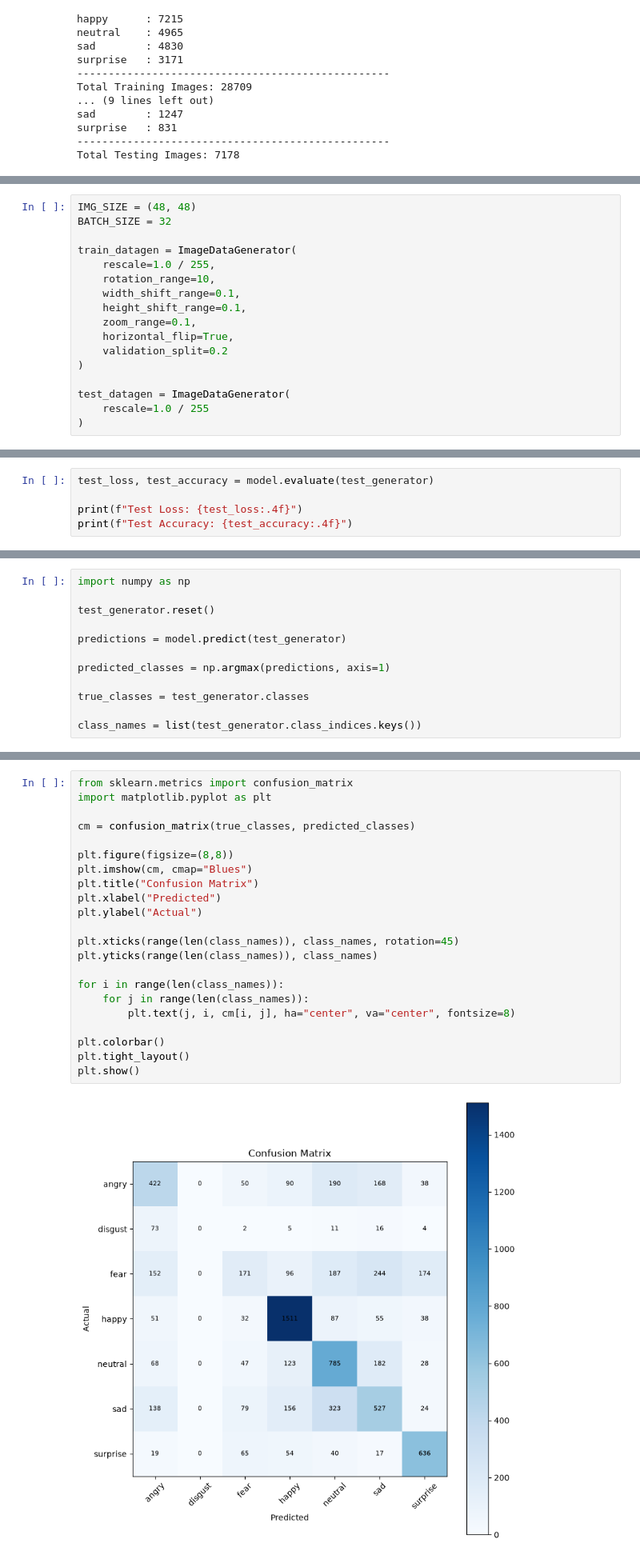
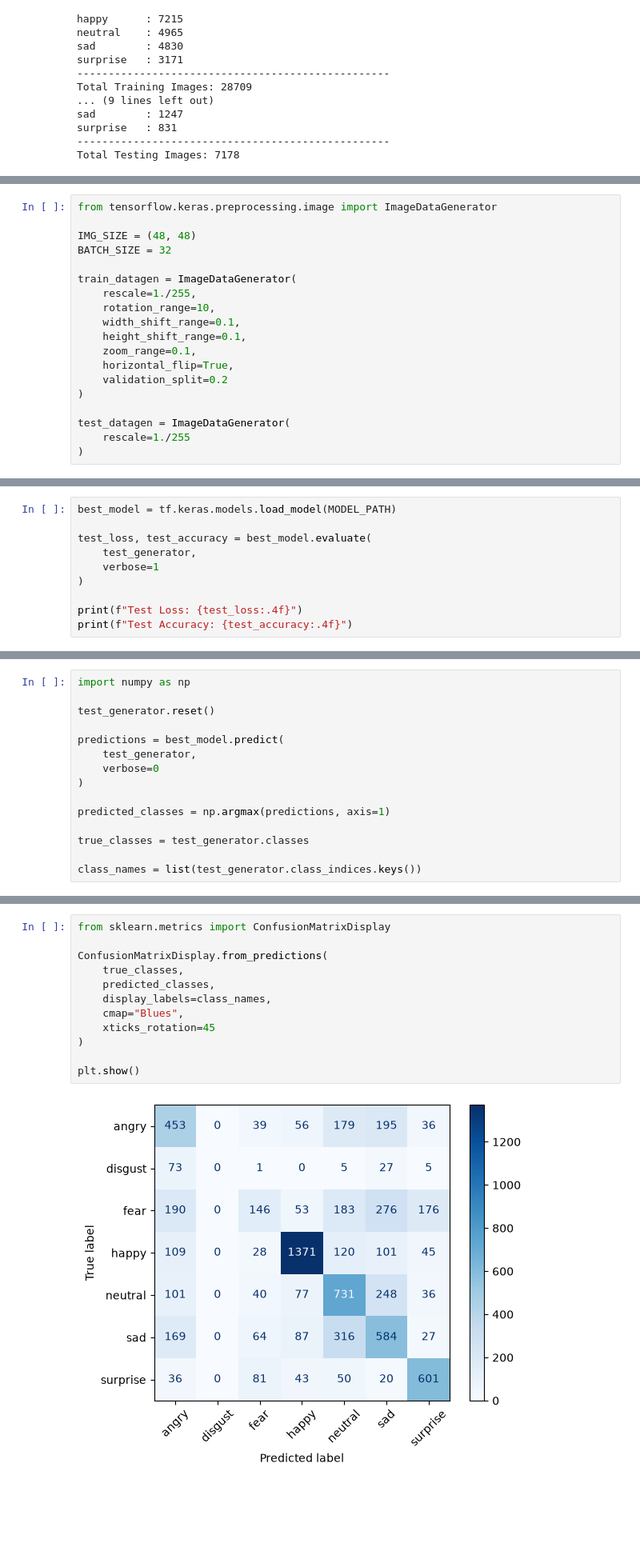
Before and after one commit to dharsh8886-lgtm/DeepFER, a Jupyter notebook: DeepFER.ipynb, the cells around one changed output, grey strips where cells are left out. Shown at 80% size. Saved outputs shown, nothing was run; the diff lists cells and outputs as text; blank space fills up the shorter version.

```diff
--- a/DeepFER.ipynb
+++ b/DeepFER.ipynb
@@ -132,9 +131,11 @@ plt.show()
 # %%
+from tensorflow.keras.preprocessing.image import ImageDataGenerator
+
 IMG_SIZE = (48, 48)
 BATCH_SIZE = 32
 
 train_datagen = ImageDataGenerator(
-    rescale=1.0 / 255,
+    rescale=1./255,
     rotation_range=10,
     width_shift_range=0.1,
     height_shift_range=0.1,
@@ -144,5 +145,5 @@ train_datagen = ImageDataGenerator(
 )
 
 test_datagen = ImageDataGenerator(
-    rescale=1.0 / 255
+    rescale=1./255
 )
@@ -328,5 +360,10 @@ Restoring model weights from the end of the best epoch: 20.
 # %%
-test_loss, test_accuracy = model.evaluate(test_generator)
+best_model = tf.keras.models.load_model(MODEL_PATH)
+
+test_loss, test_accuracy = best_model.evaluate(
+    test_generator,
+    verbose=1
+)
 
 print(f"Test Loss: {test_loss:.4f}")
 print(f"Test Accuracy: {test_accuracy:.4f}")
@@ -339,7 +376,10 @@ import numpy as np
 
 test_generator.reset()
 
-predictions = model.predict(test_generator)
+predictions = best_model.predict(
+    test_generator,
+    verbose=0
+)
 
 predicted_classes = np.argmax(predictions, axis=1)
 
@@ -373,25 +411,15 @@ weighted avg       0.54      0.56      0.54      7178
 # %%
-from sklearn.metrics import confusion_matrix
-import matplotlib.pyplot as plt
+from sklearn.metrics import ConfusionMatrixDisplay
 
-cm = confusion_matrix(true_classes, predicted_classes)
+ConfusionMatrixDisplay.from_predictions(
+    true_classes,
+    predicted_classes,
+    display_labels=class_names,
+    cmap="Blues",
+    xticks_rotation=45
+)
 
-plt.figure(figsize=(8,8))
-plt.imshow(cm, cmap="Blues")
-plt.title("Confusion Matrix")
-plt.xlabel("Predicted")
-plt.ylabel("Actual")
-
-plt.xticks(range(len(class_names)), class_names, rotation=45)
-plt.yticks(range(len(class_names)), class_names)
-
-for i in range(len(class_names)):
-    for j in range(len(class_names)):
-        plt.text(j, i, cm[i, j], ha="center", va="center", fontsize=8)
-
-plt.colorbar()
-plt.tight_layout()
 plt.show()
 # %% [output]
-[figure, old version]
+[figure, new version]
 # %%
```
Also changed, not shown: parts of 14 cells of this notebook, 2 other files.
